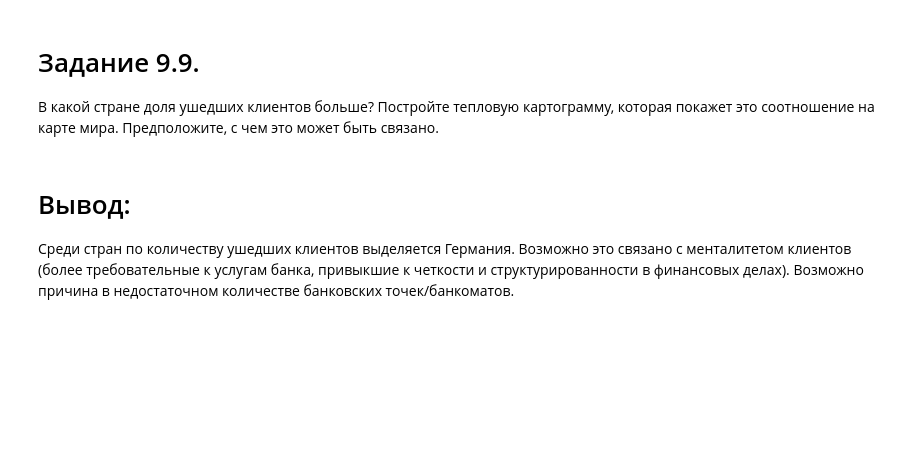
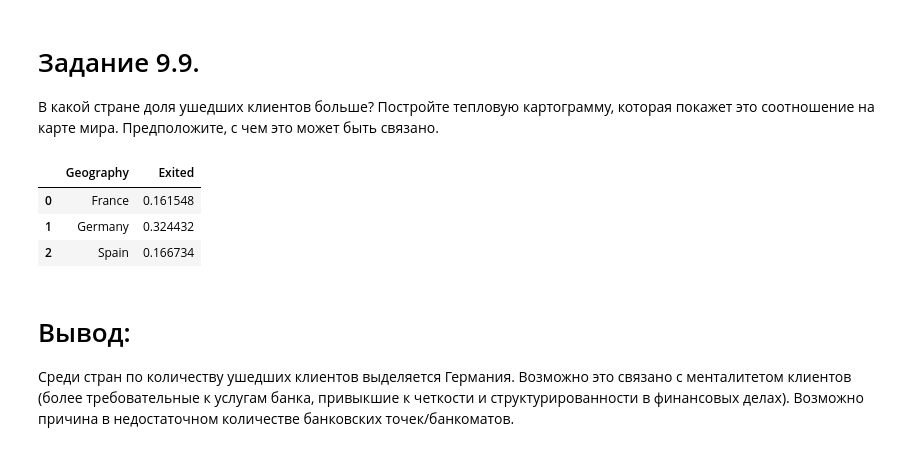
Before and after one commit to AlexanderMeshchaninov/SKILLFACTORY_PYTHON, a Jupyter notebook: Lesson-18/Практическое_задание_9.11._Модуль_13_(HW-01).ipynb, the cells around one changed output. Saved outputs shown, nothing was run; the diff lists cells and outputs as text; code cells hidden in the pictures; blank space fills up the shorter version.

```diff
--- a/Lesson-18/Практическое_задание_9.11._Модуль_13_(HW-01).ipynb
+++ b/Lesson-18/Практическое_задание_9.11._Модуль_13_(HW-01).ipynb
@@ -327,29 +361,31 @@ fig_bar.show()
 # Задание 9.9.
 В какой стране доля ушедших клиентов больше? Постройте тепловую картограмму, которая покажет это соотношение на карте мира. Предположите, с чем это может быть связано.
 # %%
-# Получение категориального признака
-churn_df['Exited'] = churn_df['Exited'].replace(0, 'лояльный')
-churn_df['Exited'] = churn_df['Exited'].replace(1, 'ушедший')
-
-# Ушедшие клиенты
-mask = churn_df['Exited'] == 'ушедший'
+# Получение числового признака из категориального, чтобы посчитать среднее значение по лояльности
+churn_df['Exited'] = churn_df['Exited'].replace('лояльный', 0)
+churn_df['Exited'] = churn_df['Exited'].replace('ушедший', 1)
 
 # Данные
-chrono_data = churn_df[mask].groupby(by=['Geography', 'Exited'], as_index=False)['Exited'].value_counts()
-# display(chrono_data)
+chrono_data = churn_df.groupby(by=['Geography'], as_index=False)[['Exited']].mean()
+display(chrono_data)
 
 # Тепловая картограмма
 fig_heat = px.choropleth(
     data_frame=chrono_data,
     locations='Geography',
     locationmode='country names',
-    color='count',
+    color='Exited',
     height=500,
     width=800,
     title='Доля ушедших клиентов по странам'
 )
 
 fig_heat.show()
+# %% [output]
+|  | Geography | Exited |
+| 0 | France | 0.161548 |
+| 1 | Germany | 0.324432 |
+| 2 | Spain | 0.166734 |
 # %% [markdown]
 # Вывод:
 Среди стран по количеству ушедших клиентов выделяется Германия. Возможно это связано с менталитетом клиентов (более требовательные к услугам банка, привыкшие к четкости и структурированности в финансовых делах). Возможно причина в недостаточном количестве банковских точек/банкоматов.
```
Also changed, not shown: parts of 6 cells of this notebook.
